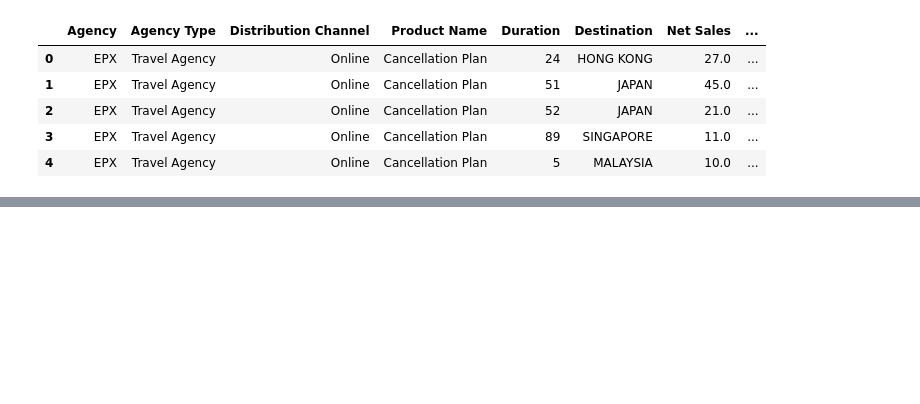
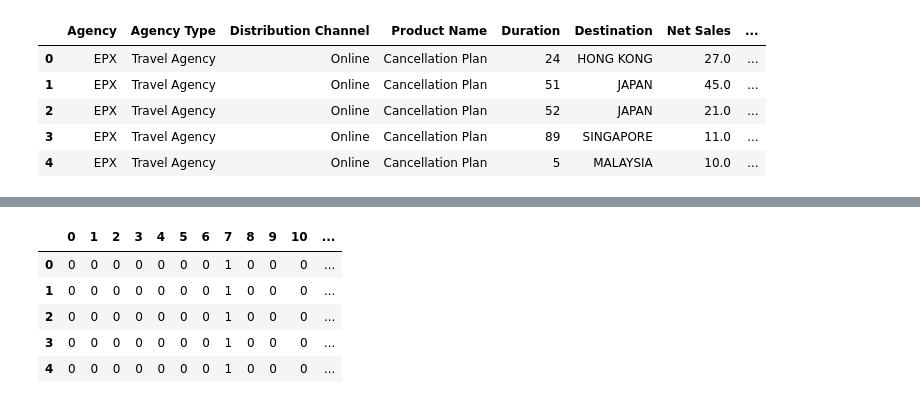
Before and after one commit to sabill/dphi-boothcamp-ml, a Jupyter notebook: datathon_1_travel_insurance.ipynb, the cells around one changed output, grey strips where cells are left out. Drawn from its saved outputs; the diff is of its cells as text; code cells hidden in the pictures; blank space fills up the shorter version.

```diff
--- a/datathon_1_travel_insurance.ipynb
+++ b/datathon_1_travel_insurance.ipynb
@@ -306,6 +369,7 @@ test_data.Gender.fillna('Not Specified', inplace=True)
 # %%
-ohe_test_data = pd.DataFrame(ohe.fit_transform(test_data[['Agency',	'Agency Type', 'Product Name', 'Destination', 'Gender']]).toarray())
-ohe_test_data.head()
+#ohe = OneHotEncoder(handle_unknown='ignore')
+ohe_test = pd.DataFrame(ohe.fit_transform(test[['Agency','Agency Type','Product Name','Gender']]).toarray())
+ohe_test.head()
 # %% [output]
 |  | 0 | 1 | 2 | 3 | 4 | 5 | 6 | 7 | 8 | 9 | 10 | ... |
 | 0 | 0.0 | 0.0 | 0.0 | 0.0 | 0.0 | 0.0 | 0.0 | 1.0 | 0.0 | 0.0 | 0.0 | ... |
@@ -316,0 +380,29 @@ ohe_test_data.head()
+# %%
+data_origin = ohe_test.copy()
+
+ohe_test[18] = data_origin[19]
+ohe_test[19] = data_origin[18]
+ohe_test[20] = data_origin[28]
+ohe_test[21] = data_origin[21]
+ohe_test[22] = data_origin[20]
+ohe_test[23] = data_origin[24]
+ohe_test[24] = data_origin[23]
+ohe_test[25] = data_origin[22]
+ohe_test[26] = data_origin[27]
+ohe_test[27] = data_origin[25]
+ohe_test[28] = data_origin[37]
+ohe_test[29] = data_origin[31]
+ohe_test[30] = data_origin[26]
+ohe_test[31] = data_origin[30]
+ohe_test[32] = data_origin[36]
+ohe_test[33] = data_origin[35]
+ohe_test[34] = data_origin[42]
+ohe_test[35] = data_origin[29]
+ohe_test[36] = data_origin[32]
+ohe_test[37] = data_origin[39]
+ohe_test[38] = data_origin[33]
+ohe_test[39] = data_origin[34]
+ohe_test[40] = data_origin[38]
+ohe_test[41] = data_origin[41]
+ohe_test[42] = data_origin[40]
+ohe_test.head()
@@ -316,0 +416,6 @@ ohe_test_data.head()
+# %%
+ohe_test[46] = ohe_test[45]
+ohe_test[45] = ohe_test[44]
+ohe_test[44] = ohe_test[43]
+ohe_test[43] = 0
+ohe_test.head()
@@ -317 +429,11 @@ ohe_test_data.head()
+# %%
+oheohe = ohe_test.astype('int')
+oheohe.head()
+# %% [output]
+|  | 0 | 1 | 2 | 3 | 4 | 5 | 6 | 7 | 8 | 9 | 10 | ... |
+| 0 | 0 | 0 | 0 | 0 | 0 | 0 | 0 | 1 | 0 | 0 | 0 | ... |
+| 1 | 0 | 0 | 0 | 0 | 0 | 0 | 0 | 1 | 0 | 0 | 0 | ... |
+| 2 | 0 | 0 | 0 | 0 | 0 | 0 | 0 | 1 | 0 | 0 | 0 | ... |
+| 3 | 0 | 0 | 0 | 0 | 0 | 0 | 0 | 1 | 0 | 0 | 0 | ... |
+| 4 | 0 | 0 | 0 | 0 | 0 | 0 | 0 | 1 | 0 | 0 | 0 | ... |
 # %%
```
Also changed, not shown: parts of 53 cells of this notebook.
